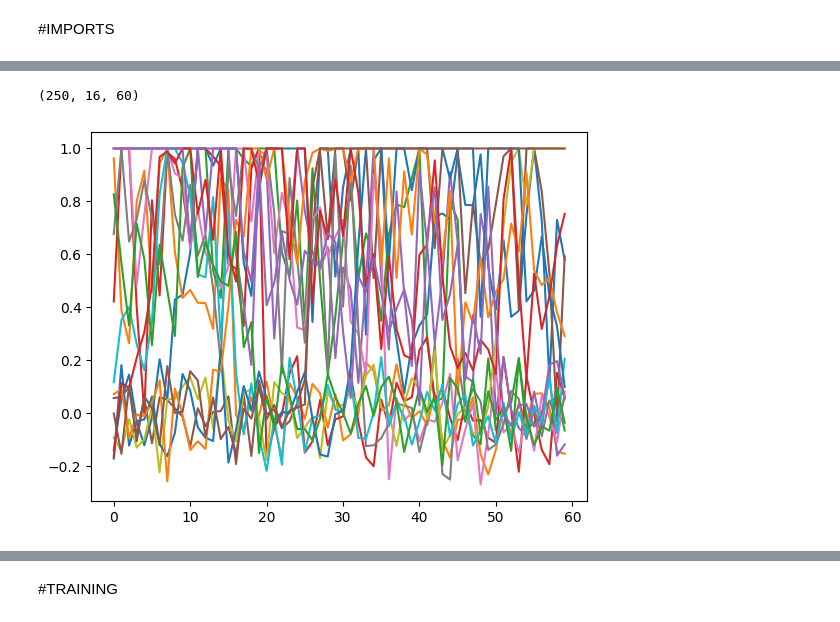
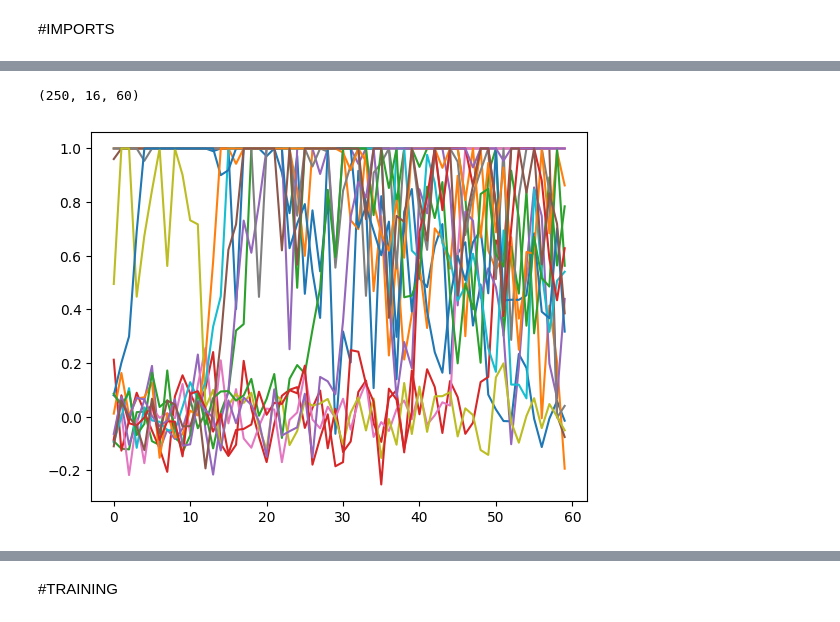
Before and after one commit to Guru2308/PR-CIA, a Jupyter notebook: BCI.ipynb, the cells around one changed output, grey strips where cells are left out. Saved outputs shown, nothing was run; the diff lists cells and outputs as text; code cells hidden in the pictures.

```diff
--- a/BCI.ipynb
+++ b/BCI.ipynb
@@ -21,0 +37,7 @@ import time
+# %%
+d = np.load("/content/gdrive/MyDrive/model_data/data/left/1572878065.npy")
+print(d.shape)
+for channel in d[0]:
+    plt.plot(channel)
+img = plt.show()
+img
@@ -21,0 +47,16 @@ import time
+# %%
+import numpy as np
+import matplotlib.pyplot as plt
+
+# Load the numpy data
+d = np.load("/content/gdrive/MyDrive/model_data/data/left/1572878065.npy")
+
+# Plot the data
+for channel in d[0]:
+    plt.plot(channel)
+
+# Set y-axis limits
+plt.ylim(0, 10)
+
+# Show the image
+plt.show()
@@ -22,9 +65,9 @@ import time
 # %%
-d = np.load("/content/gdrive/MyDrive/model_data/aug_data/left/augmented_1572814991.npy")
+d = np.load("/content/gdrive/MyDrive/model_data/aug_data/left/augmented_1573403596.npy")
 print(d.shape)
 for channel in d[0]:
     plt.plot(channel)
 plt.show()
 # %% [output]
 (250, 16, 60)
-[figure, old version]
+[figure, new version]
```
Also changed, not shown: parts of 23 cells of this notebook.
